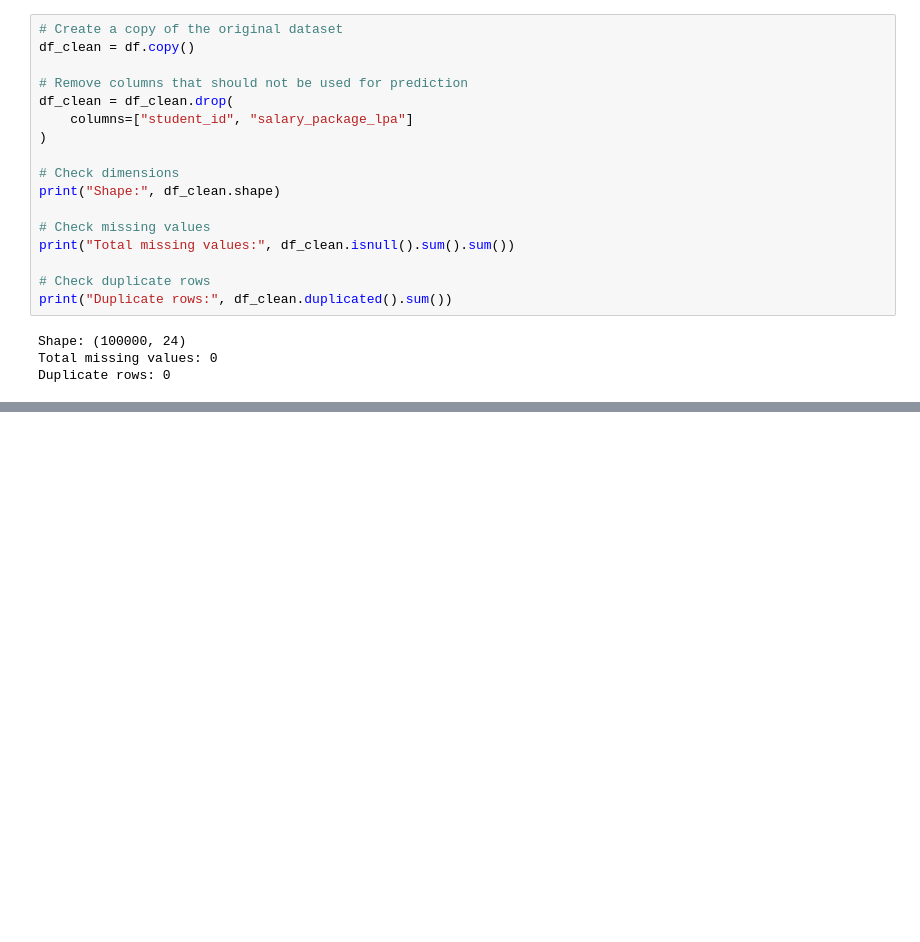
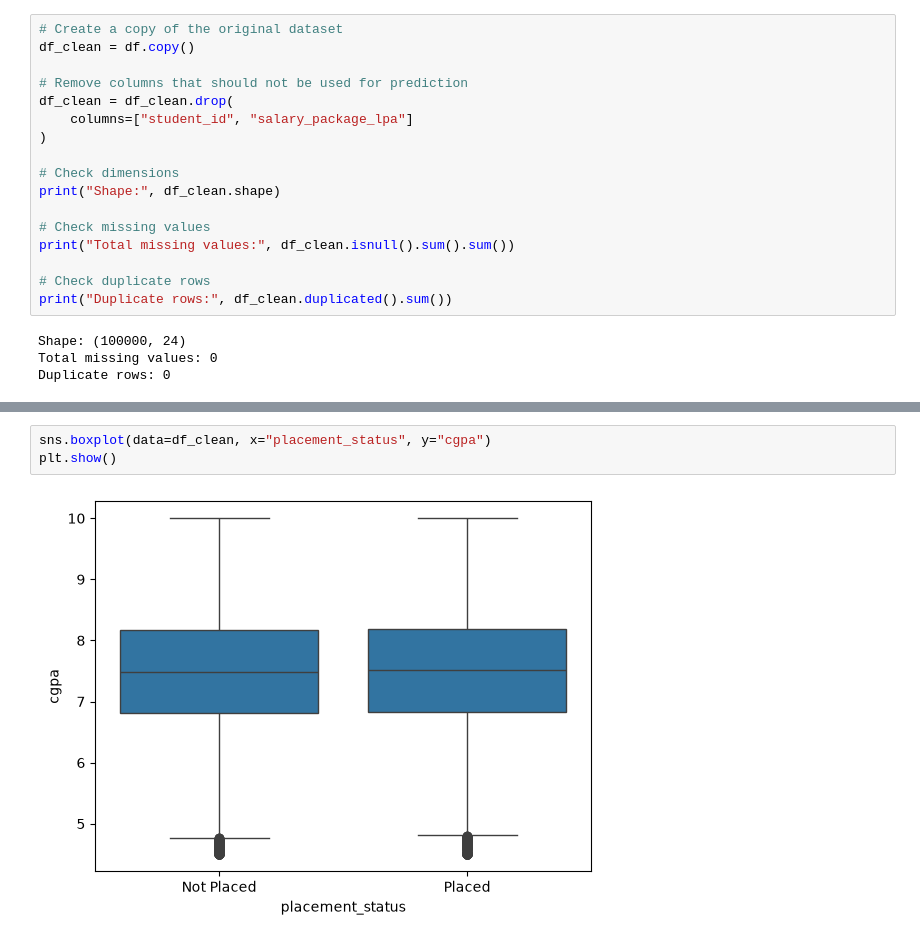
Before and after one commit to Sankethmundas/student_placement_prediction, a Jupyter notebook: notebooks/01_data_understanding.ipynb, the cells around one changed output, grey strips where cells are left out. Drawn from its saved outputs; the diff is of its cells as text; blank space fills up the shorter version.

```diff
--- a/notebooks/01_data_understanding.ipynb
+++ b/notebooks/01_data_understanding.ipynb
@@ -422,0 +474,5 @@ Duplicate rows: 0
+# %%
+sns.boxplot(data=df_clean, x="placement_status", y="cgpa")
+plt.show()
+# %% [output]
+[figure, added]
```
Also changed, not shown: parts of 53 cells of this notebook.
